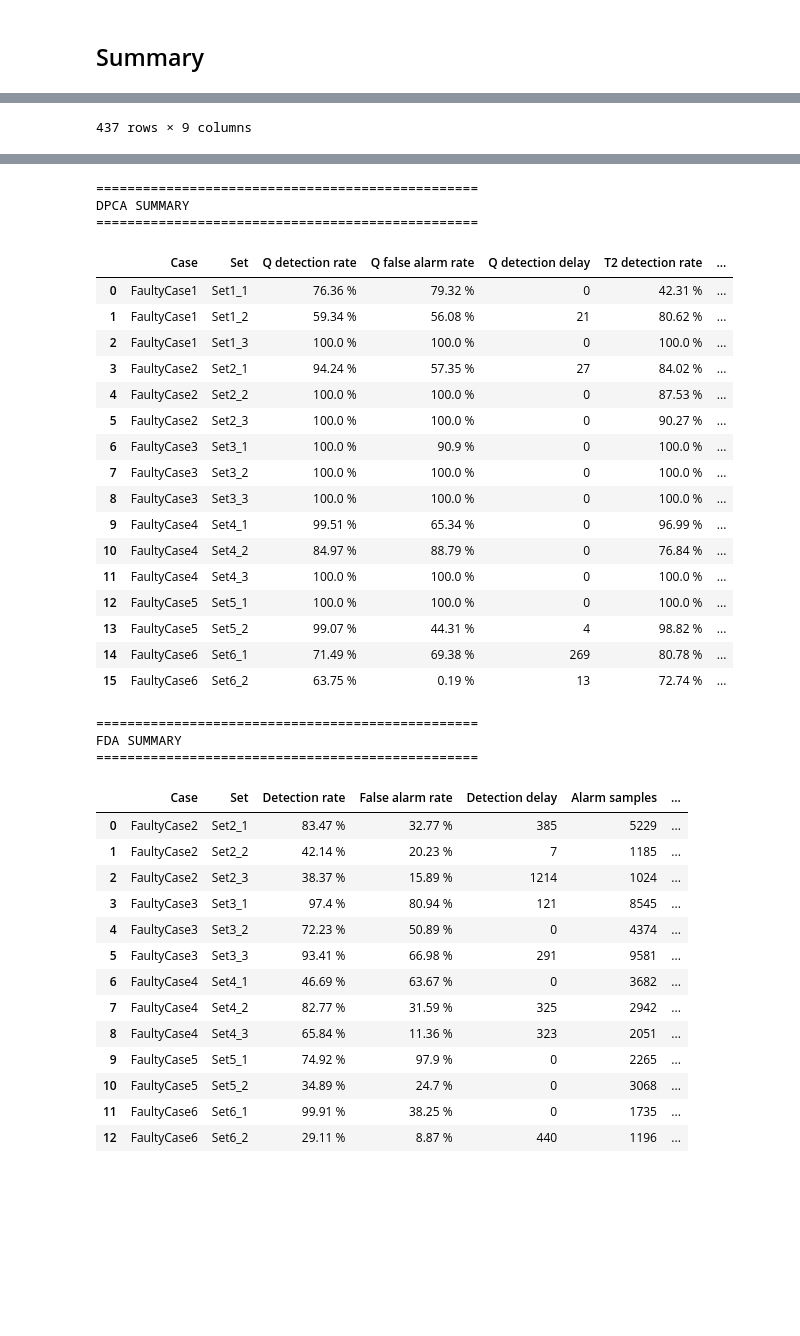
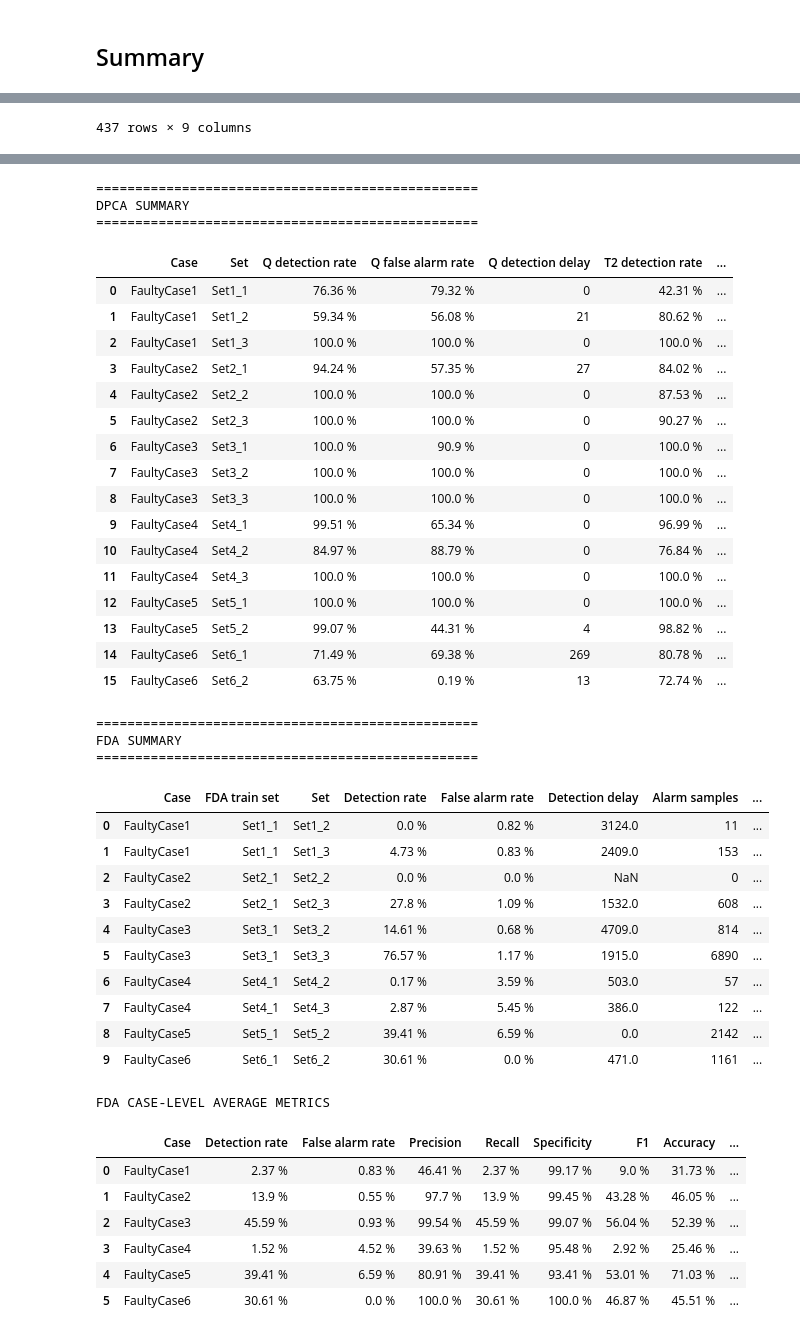
Before and after one commit to PeterAndersen-sdu/Fault-detection-project, a Jupyter notebook: main.ipynb, the cells around one changed output, grey strips where cells are left out. Drawn from its saved outputs; the diff is of its cells as text; code cells hidden in the pictures; blank space fills up the shorter version.

```diff
--- a/main.ipynb
+++ b/main.ipynb
@@ -1185,7 +1259,7 @@ shewhart_summary_df = shew_results_df[
         "Alarm samples",
         "False alarm samples",
     ]
-].copy()
+] .copy()
 
 shewhart_summary_df = format_percentage_columns(
     shewhart_summary_df,
@@ -1277,20 +1351,33 @@ display(dpca_summary_df)
 fda_summary_df = fda_results_df[
     [
         "Case",
+        "FDA train set",
         "Set",
         "Detection rate",
         "False alarm rate",
         "Detection delay",
         "Alarm samples",
         "False alarm samples",
+        "Precision",
+        "Recall",
+        "Specificity",
+        "F1",
+        "Accuracy",
+        "Balanced accuracy",
     ]
-].copy()
+] .copy()
 
 fda_summary_df = format_percentage_columns(
     fda_summary_df,
     [
         "Detection rate",
         "False alarm rate",
+        "Precision",
+        "Recall",
+        "Specificity",
+        "F1",
+        "Accuracy",
+        "Balanced accuracy",
     ]
 )
 
@@ -1299,6 +1386,34 @@ print("FDA SUMMARY")
 print("=================================================")
 
 display(fda_summary_df)
+
+fda_case_summary_df = fda_results_df.groupby("Case", as_index=False).agg({
+    "Detection rate": "mean",
+    "False alarm rate": "mean",
+    "Precision": "mean",
+    "Recall": "mean",
+    "Specificity": "mean",
+    "F1": "mean",
+    "Accuracy": "mean",
+    "Balanced accuracy": "mean",
+})
+
+fda_case_summary_df = format_percentage_columns(
+    fda_case_summary_df,
+    [
+        "Detection rate",
+        "False alarm rate",
+        "Precision",
+        "Recall",
+        "Specificity",
+        "F1",
+        "Accuracy",
+        "Balanced accuracy",
+    ]
+)
+
+print("FDA CASE-LEVEL AVERAGE METRICS")
+display(fda_case_summary_df)
 # %% [output]
 =================================================
 SHEWHART SUMMARY
@@ -1332,46 +1447,51 @@ PCA SUMMARY
 | 9 | FaultyCase4 | Set4_1 | 98.26 % | 60.24 % | 0 | 51.59 % | ... |
 | 10 | FaultyCase4 | Set4_2 | 92.2 % | 97.45 % | 0 | 42.22 % | ... |
 | 11 | FaultyCase4 | Set4_3 | 100.0 % | 100.0 % | 0 | 36.65 % | ... |
 | 12 | FaultyCase5 | Set5_1 | 100.0 % | 100.0 % | 0 | 96.8 % | ... |
 | 13 | FaultyCase5 | Set5_2 | 98.64 % | 44.44 % | 1 | 97.7 % | ... |
 | 14 | FaultyCase6 | Set6_1 | 81.71 % | 82.88 % | 1 | 72.24 % | ... |
 | 15 | FaultyCase6 | Set6_2 | 65.54 % | 3.47 % | 1 | 57.29 % | ... |
 =================================================
 DPCA SUMMARY
 =================================================
 |  | Case | Set | Q detection rate | Q false alarm rate | Q detection delay | T2 detection rate | ... |
 | 0 | FaultyCase1 | Set1_1 | 76.36 % | 79.32 % | 0 | 42.31 % | ... |
 | 1 | FaultyCase1 | Set1_2 | 59.34 % | 56.08 % | 21 | 80.62 % | ... |
 | 2 | FaultyCase1 | Set1_3 | 100.0 % | 100.0 % | 0 | 100.0 % | ... |
 | 3 | FaultyCase2 | Set2_1 | 94.24 % | 57.35 % | 27 | 84.02 % | ... |
 | 4 | FaultyCase2 | Set2_2 | 100.0 % | 100.0 % | 0 | 87.53 % | ... |
 | 5 | FaultyCase2 | Set2_3 | 100.0 % | 100.0 % | 0 | 90.27 % | ... |
 | 6 | FaultyCase3 | Set3_1 | 100.0 % | 90.9 % | 0 | 100.0 % | ... |
 | 7 | FaultyCase3 | Set3_2 | 100.0 % | 100.0 % | 0 | 100.0 % | ... |
 | 8 | FaultyCase3 | Set3_3 | 100.0 % | 100.0 % | 0 | 100.0 % | ... |
 | 9 | FaultyCase4 | Set4_1 | 99.51 % | 65.34 % | 0 | 96.99 % | ... |
 | 10 | FaultyCase4 | Set4_2 | 84.97 % | 88.79 % | 0 | 76.84 % | ... |
 | 11 | FaultyCase4 | Set4_3 | 100.0 % | 100.0 % | 0 | 100.0 % | ... |
 | 12 | FaultyCase5 | Set5_1 | 100.0 % | 100.0 % | 0 | 100.0 % | ... |
 | 13 | FaultyCase5 | Set5_2 | 99.07 % | 44.31 % | 4 | 98.82 % | ... |
 | 14 | FaultyCase6 | Set6_1 | 71.49 % | 69.38 % | 269 | 80.78 % | ... |
 | 15 | FaultyCase6 | Set6_2 | 63.75 % | 0.19 % | 13 | 72.74 % | ... |
 =================================================
 FDA SUMMARY
 =================================================
-|  | Case | Set | Detection rate | False alarm rate | Detection delay | Alarm samples | ... |
-| 0 | FaultyCase2 | Set2_1 | 83.47 % | 32.77 % | 385 | 5229 | ... |
-| 1 | FaultyCase2 | Set2_2 | 42.14 % | 20.23 % | 7 | 1185 | ... |
-| 2 | FaultyCase2 | Set2_3 | 38.37 % | 15.89 % | 1214 | 1024 | ... |
-| 3 | FaultyCase3 | Set3_1 | 97.4 % | 80.94 % | 121 | 8545 | ... |
-| 4 | FaultyCase3 | Set3_2 | 72.23 % | 50.89 % | 0 | 4374 | ... |
-| 5 | FaultyCase3 | Set3_3 | 93.41 % | 66.98 % | 291 | 9581 | ... |
-| 6 | FaultyCase4 | Set4_1 | 46.69 % | 63.67 % | 0 | 3682 | ... |
-| 7 | FaultyCase4 | Set4_2 | 82.77 % | 31.59 % | 325 | 2942 | ... |
-| 8 | FaultyCase4 | Set4_3 | 65.84 % | 11.36 % | 323 | 2051 | ... |
-| 9 | FaultyCase5 | Set5_1 | 74.92 % | 97.9 % | 0 | 2265 | ... |
-| 10 | FaultyCase5 | Set5_2 | 34.89 % | 24.7 % | 0 | 3068 | ... |
-| 11 | FaultyCase6 | Set6_1 | 99.91 % | 38.25 % | 0 | 1735 | ... |
-| 12 | FaultyCase6 | Set6_2 | 29.11 % | 8.87 % | 440 | 1196 | ... |
+|  | Case | FDA train set | Set | Detection rate | False alarm rate | Detection delay | Alarm samples | ... |
+| 0 | FaultyCase1 | Set1_1 | Set1_2 | 0.0 % | 0.82 % | 3124.0 | 11 | ... |
+| 1 | FaultyCase1 | Set1_1 | Set1_3 | 4.73 % | 0.83 % | 2409.0 | 153 | ... |
+| 2 | FaultyCase2 | Set2_1 | Set2_2 | 0.0 % | 0.0 % | NaN | 0 | ... |
+| 3 | FaultyCase2 | Set2_1 | Set2_3 | 27.8 % | 1.09 % | 1532.0 | 608 | ... |
+| 4 | FaultyCase3 | Set3_1 | Set3_2 | 14.61 % | 0.68 % | 4709.0 | 814 | ... |
+| 5 | FaultyCase3 | Set3_1 | Set3_3 | 76.57 % | 1.17 % | 1915.0 | 6890 | ... |
+| 6 | FaultyCase4 | Set4_1 | Set4_2 | 0.17 % | 3.59 % | 503.0 | 57 | ... |
+| 7 | FaultyCase4 | Set4_1 | Set4_3 | 2.87 % | 5.45 % | 386.0 | 122 | ... |
+| 8 | FaultyCase5 | Set5_1 | Set5_2 | 39.41 % | 6.59 % | 0.0 | 2142 | ... |
+| 9 | FaultyCase6 | Set6_1 | Set6_2 | 30.61 % | 0.0 % | 471.0 | 1161 | ... |
+FDA CASE-LEVEL AVERAGE METRICS
+|  | Case | Detection rate | False alarm rate | Precision | Recall | Specificity | F1 | Accuracy | ... |
+| 0 | FaultyCase1 | 2.37 % | 0.83 % | 46.41 % | 2.37 % | 99.17 % | 9.0 % | 31.73 % | ... |
+| 1 | FaultyCase2 | 13.9 % | 0.55 % | 97.7 % | 13.9 % | 99.45 % | 43.28 % | 46.05 % | ... |
+| 2 | FaultyCase3 | 45.59 % | 0.93 % | 99.54 % | 45.59 % | 99.07 % | 56.04 % | 52.39 % | ... |
+| 3 | FaultyCase4 | 1.52 % | 4.52 % | 39.63 % | 1.52 % | 95.48 % | 2.92 % | 25.46 % | ... |
+| 4 | FaultyCase5 | 39.41 % | 6.59 % | 80.91 % | 39.41 % | 93.41 % | 53.01 % | 71.03 % | ... |
+| 5 | FaultyCase6 | 30.61 % | 0.0 % | 100.0 % | 30.61 % | 100.0 % | 46.87 % | 45.51 % | ... |
 # %%
 case_name = "FaultyCase2"
```
Also changed, not shown: parts of 7 cells of this notebook, 2 other files.
